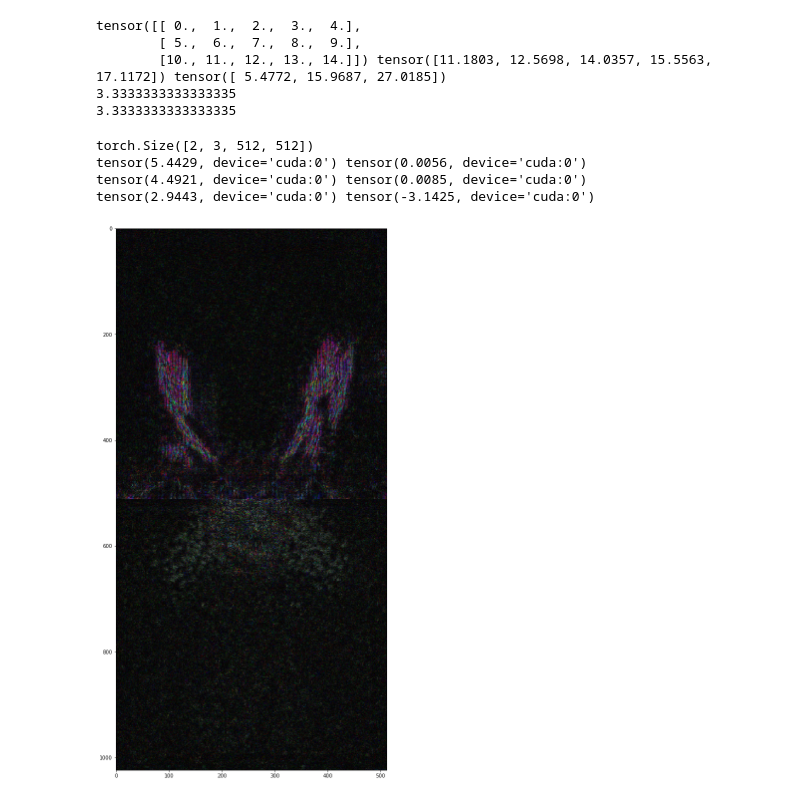
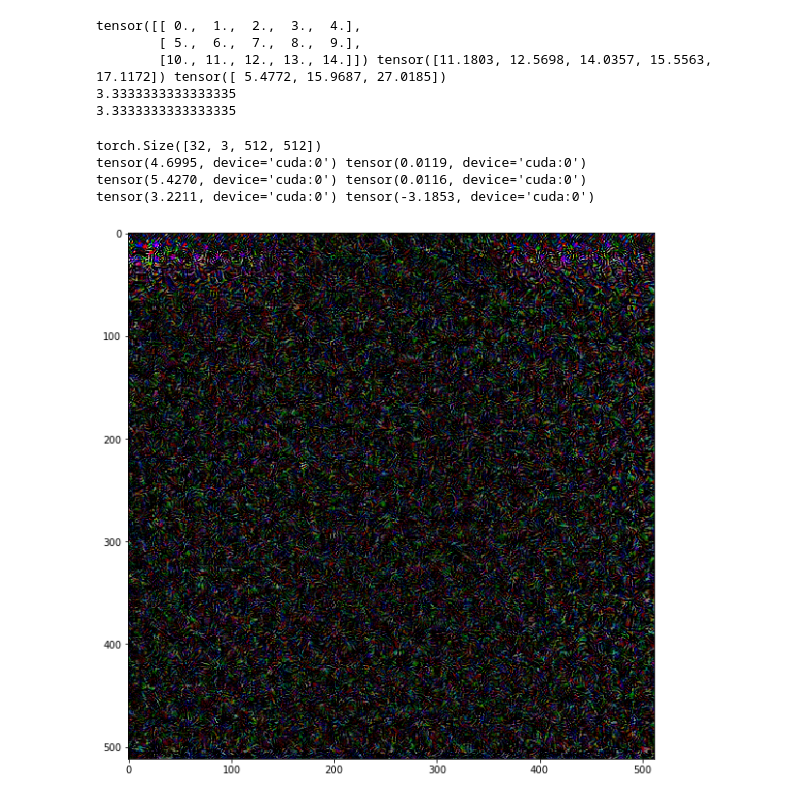
Before and after one commit to zhuxinqimac/stylegan2-ada-pytorch, a Jupyter notebook: show_var_pattern.ipynb, the cells around one changed output. Cells and saved outputs as stored; diff of their text form; code cells hidden in the pictures.

```diff
--- a/show_var_pattern.ipynb
+++ b/show_var_pattern.ipynb
@@ -31,7 +31,8 @@ import torch.nn.functional as F
 import legacy
 # %%
 #navigator_pkl = '/mnt/hpc_scratch/stylegan2-ada-pytorch/nav_cvpr22_mir_hw_mcont_z_dsNeig_ffhq512/00038-ffhq512-z_6-lr_0.01-wals_1-prand_F-vart_s-mcont_1-dis_512-dic_3-mir_T-ndup_1-sensor_alex-sensl_10-ftop_T-fdf_F-vmul_T-at_fixed-nt_fixedE-neig_5-afc_3-nfc_3-atl_16-atg_3-cont_0-pos_1-neg_1-div_0.1-ncol_2-dys_T-vars_0.5-kimg160-batch32/network-snapshot-000080.pkl'
-navigator_pkl = '/mnt/hpc_scratch/stylegan2-ada-pytorch/nav_cvpr22_mir_hw_mcont_z_dsNeig_ffhq512/00041-ffhq512-z_2-lr_0.01-wals_1-prand_F-vart_s-mcont_1-dis_512-dic_3-mir_T-ndup_1-sensor_alex-sensl_10-ftop_T-fdf_F-vmul_T-at_fixed-nt_fixedE-neig_5-afc_3-nfc_3-atl_16-atg_3-cont_0-pos_1-neg_1-div_0.1-ncol_2-dys_T-vars_0.5-kimg160-batch32/network-snapshot-000080.pkl'
+# navigator_pkl = '/mnt/hpc_scratch/stylegan2-ada-pytorch/nav_cvpr22_mir_hw_mcont_z_dsNeig_ffhq512/00041-ffhq512-z_2-lr_0.01-wals_1-prand_F-vart_s-mcont_1-dis_512-dic_3-mir_T-ndup_1-sensor_alex-sensl_10-ftop_T-fdf_F-vmul_T-at_fixed-nt_fixedE-neig_5-afc_3-nfc_3-atl_16-atg_3-cont_0-pos_1-neg_1-div_0.1-ncol_2-dys_T-vars_0.5-kimg160-batch32/network-snapshot-000080.pkl'
+navigator_pkl = '/mnt/hpc_scratch/stylegan2-ada-pytorch/nav_cvpr22_resnet_ldimg_hw_mcont_neig100_ffhq512/00009-ffhq512-z_32-lr_0.01-wals_1-prand_F-vart_s-mcont_1-dis_512-dic_3-mir_F-ldimg_T-ndup_1-sensor_resnet18-sensl_10-ftop_T-fdf_F-vmul_T-at_fixed-nt_fixedE-neig_100-afc_3-nfc_3-atl_16-atg_3-cont_0-pos_1-neg_1-div_0.1-ncol_2-dys_T-vars_0.5-kimg160-batch4/network-snapshot-000080.pkl'
 device = torch.device('cuda:0')
 with open(navigator_pkl, 'rb') as f:
     resume_data = pickle.load(f)
@@ -49,7 +50,7 @@ tensor([[ 0.,  1.,  2.,  3.,  4.],
 3.3333333333333335
 3.3333333333333335
 # %%
-plt.rcParams['figure.figsize'] = [20, 20]
+plt.rcParams['figure.figsize'] = [10, 10]
 def show(img):
     img = (img - img.min()) / (img.max() - img.min())
     npimg = img.numpy()
@@ -62,17 +63,17 @@ def clip_neg_show(img):
 # %%
 print(M.mem_dimgs.shape)
 dimgs = M.mem_dimgs.unbind(dim=0)
 print(dimgs[0].norm(dim=0).max(), dimgs[0].norm(dim=0).min())
 print(dimgs[1].norm(dim=0).max(), dimgs[1].norm(dim=0).min())
 print(dimgs[1].max(), dimgs[1].min())
-to_show = torch.cat(dimgs[:2], dim=1).cpu()
+to_show = torch.cat(dimgs[-2:], dim=1).cpu()
 #show(torch.cat([to_show.relu(), (-to_show).relu(), to_show.abs()], dim=2))
-show(to_show.relu()+(-to_show).relu())
-#show(torch.cat(dimgs[2:4], dim=1).cpu())
+#show(to_show.relu()+(-to_show).relu())
+show(dimgs[-28].cpu().relu())
 #clip_neg_show(torch.cat(dimgs[:2], dim=1).cpu())
 # %% [output]
-torch.Size([2, 3, 512, 512])
-tensor(5.4429, device='cuda:0') tensor(0.0056, device='cuda:0')
-tensor(4.4921, device='cuda:0') tensor(0.0085, device='cuda:0')
-tensor(2.9443, device='cuda:0') tensor(-3.1425, device='cuda:0')
+torch.Size([32, 3, 512, 512])
+tensor(4.6995, device='cuda:0') tensor(0.0119, device='cuda:0')
+tensor(5.4270, device='cuda:0') tensor(0.0116, device='cuda:0')
+tensor(3.2211, device='cuda:0') tensor(-3.1853, device='cuda:0')
-[figure, old version]
+[figure, new version]
```
Also changed, not shown: 4 other files.
